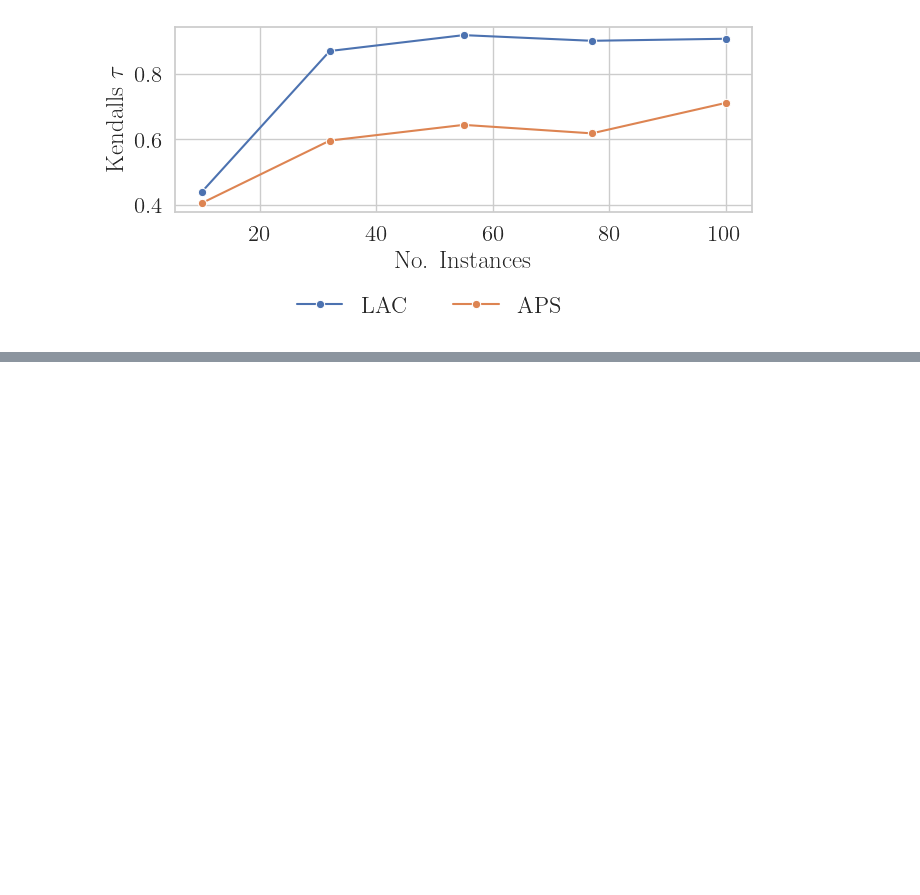
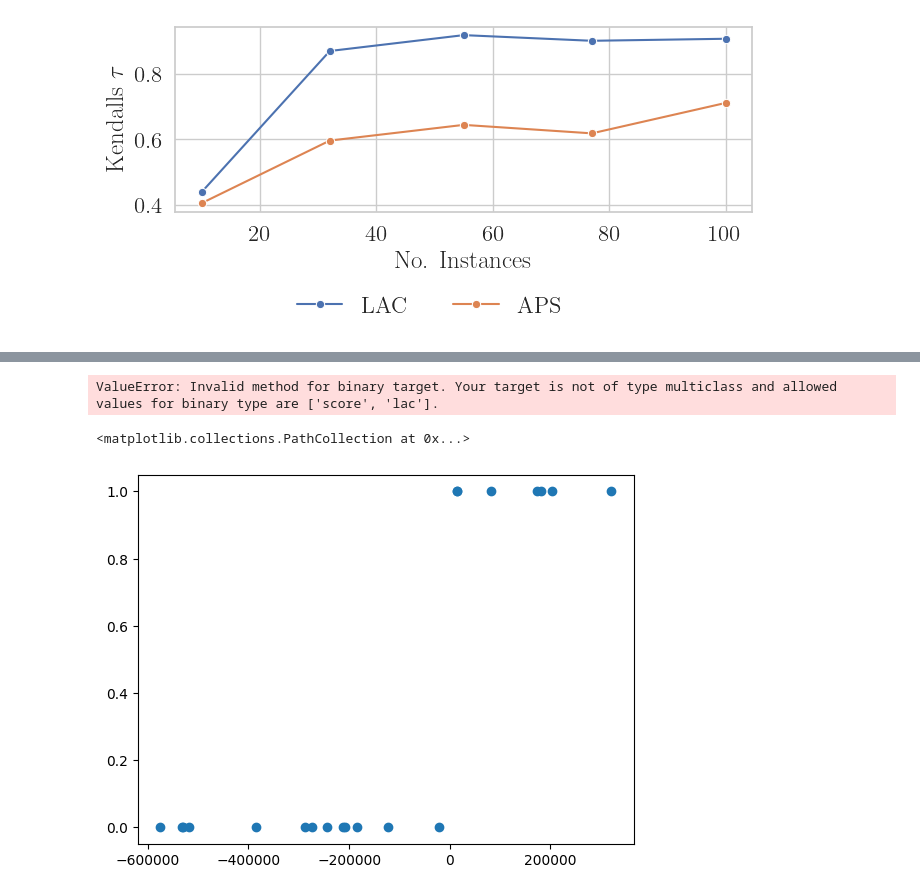
Before and after one commit to yunjinnkim/preference-based-cp, a Jupyter notebook: notebooks/learning_conformity_scores.ipynb, the cells around one changed output, grey strips where cells are left out. Saved outputs shown, nothing was run; the diff lists cells and outputs as text; code cells hidden in the pictures; blank space fills up the shorter version.

```diff
--- a/notebooks/learning_conformity_scores.ipynb
+++ b/notebooks/learning_conformity_scores.ipynb
@@ -459,0 +574,31 @@ oracle_annotator = OracleAnnotator(mapie_clf, generator)
+# %%
+np.random.seed(42)
+class_1 = np.random.normal(loc=1, scale=0.5, size=100)
+class_2 = np.random.normal(loc=3, scale=0.5, size=100)
+class_3 = np.random.normal(loc=5, scale=0.5, size=100)
+
+# Combine into one dataset
+X_seed = np.concatenate([class_1, class_2]).reshape(-1,1)
+y_seed = np.concatenate([np.zeros(100), np.ones(100)])
+
+
+generator = MultinomialSyntheticDataGenerator(random_state=42)
+generator.fit(X_seed, y_seed)
+X_cal, y_cal = generator.generate(n=100)
+
+num_instances = 30
+
+mapie_clf = MapieClassifier(estimator=generator, cv="prefit", conformity_score=APSConformityScore())
+# create mapie classifier for conformity scores
+mapie_clf.fit(X_cal, y_cal)
+# create
+oracle_annotator = OracleAnnotator(mapie_clf, generator)
+# %% [output]
+ValueError: Invalid method for binary target. Your target is not of type multiclass and allowed values for binary type are ['score', 'lac'].
+# %%
+X,y = generator.generate(20)
+# %%
+plt.scatter(X.flatten(), y)
+# %% [output]
+<matplotlib.collections.PathCollection at 0x...>
+[figure, added]
```
Also changed, not shown: parts of 11 cells of this notebook.
